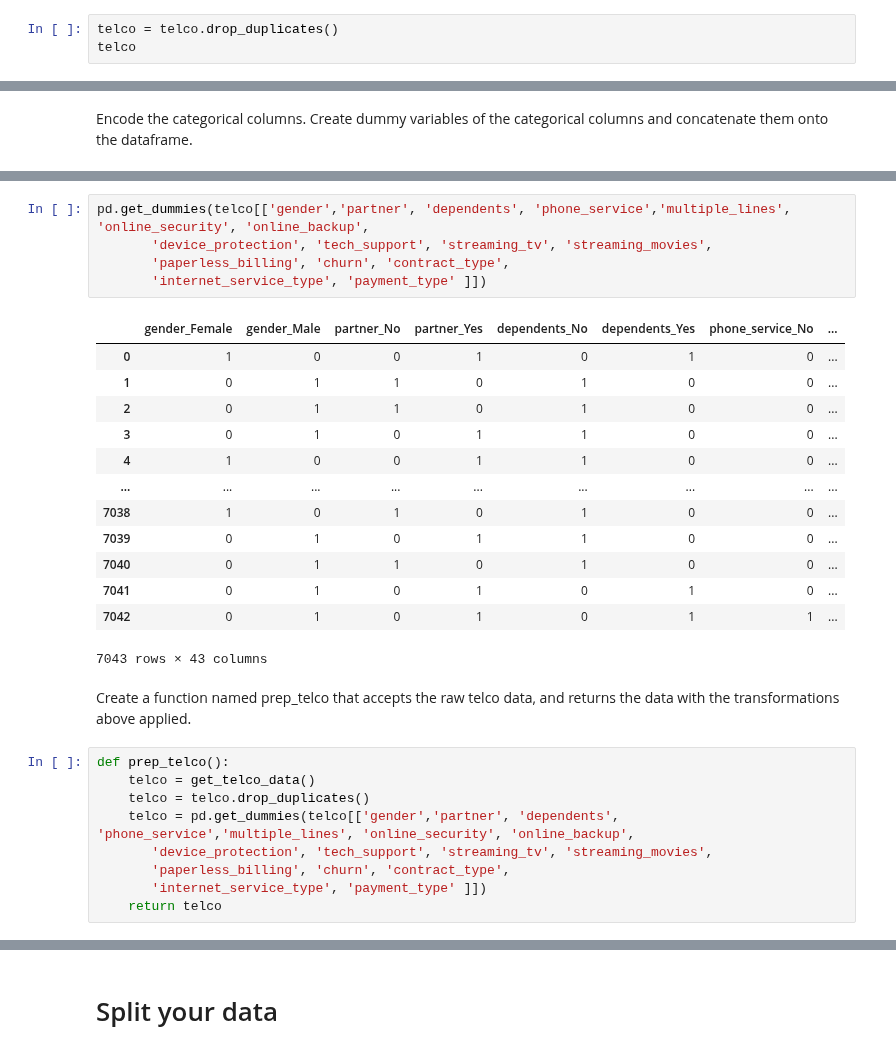
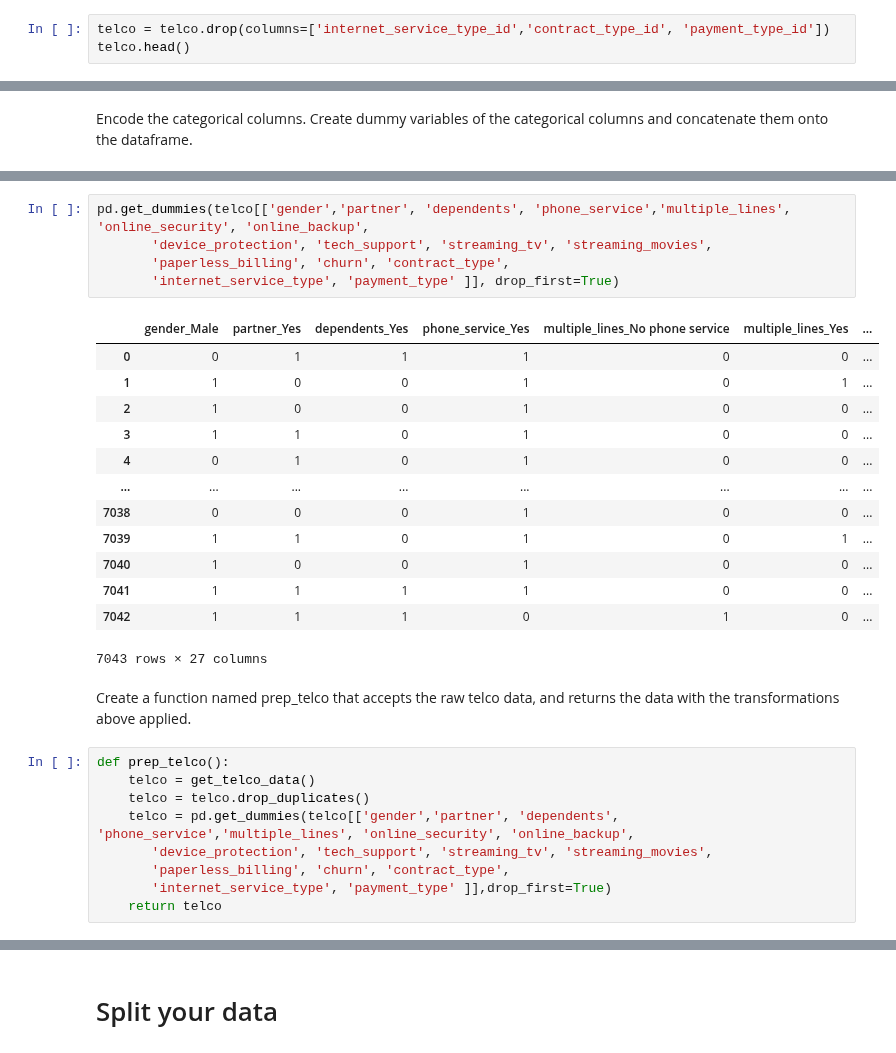
Before and after one commit to JAJCole/classification-exercises, a Jupyter notebook: classification_exercises.ipynb, the cells around one changed output, grey strips where cells are left out. Drawn from its saved outputs; the diff is of its cells as text.

```diff
--- a/classification_exercises.ipynb
+++ b/classification_exercises.ipynb
@@ -467,4 +486,4 @@ Drop any unnecessary, unhelpful, or duplicated columns. This could mean dropping
 # %%
-telco = telco.drop_duplicates()
-telco
+telco = telco.drop(columns=['internet_service_type_id','contract_type_id', 'payment_type_id'])
+telco.head()
 # %% [output]
@@ -495,22 +515,22 @@ Index(['customer_id', 'gender', 'partner', 'dependents', 'phone_service',
 # %%
 pd.get_dummies(telco[['gender','partner', 'dependents', 'phone_service','multiple_lines', 'online_security', 'online_backup',
        'device_protection', 'tech_support', 'streaming_tv', 'streaming_movies',
        'paperless_billing', 'churn', 'contract_type',
-       'internet_service_type', 'payment_type' ]])
+       'internet_service_type', 'payment_type' ]], drop_first=True)
 # %% [output]
-|  | gender_Female | gender_Male | partner_No | partner_Yes | dependents_No | dependents_Yes | phone_service_No | ... |
-| 0 | 1 | 0 | 0 | 1 | 0 | 1 | 0 | ... |
-| 1 | 0 | 1 | 1 | 0 | 1 | 0 | 0 | ... |
-| 2 | 0 | 1 | 1 | 0 | 1 | 0 | 0 | ... |
-| 3 | 0 | 1 | 0 | 1 | 1 | 0 | 0 | ... |
-| 4 | 1 | 0 | 0 | 1 | 1 | 0 | 0 | ... |
-| ... | ... | ... | ... | ... | ... | ... | ... | ... |
-| 7038 | 1 | 0 | 1 | 0 | 1 | 0 | 0 | ... |
-| 7039 | 0 | 1 | 0 | 1 | 1 | 0 | 0 | ... |
-| 7040 | 0 | 1 | 1 | 0 | 1 | 0 | 0 | ... |
-| 7041 | 0 | 1 | 0 | 1 | 0 | 1 | 0 | ... |
-| 7042 | 0 | 1 | 0 | 1 | 0 | 1 | 1 | ... |
+|  | gender_Male | partner_Yes | dependents_Yes | phone_service_Yes | multiple_lines_No phone service | multiple_lines_Yes | ... |
+| 0 | 0 | 1 | 1 | 1 | 0 | 0 | ... |
+| 1 | 1 | 0 | 0 | 1 | 0 | 1 | ... |
+| 2 | 1 | 0 | 0 | 1 | 0 | 0 | ... |
+| 3 | 1 | 1 | 0 | 1 | 0 | 0 | ... |
+| 4 | 0 | 1 | 0 | 1 | 0 | 0 | ... |
+| ... | ... | ... | ... | ... | ... | ... | ... |
+| 7038 | 0 | 0 | 0 | 1 | 0 | 0 | ... |
+| 7039 | 1 | 1 | 0 | 1 | 0 | 1 | ... |
+| 7040 | 1 | 0 | 0 | 1 | 0 | 0 | ... |
+| 7041 | 1 | 1 | 1 | 1 | 0 | 0 | ... |
+| 7042 | 1 | 1 | 1 | 0 | 1 | 0 | ... |
-7043 rows × 43 columns
+7043 rows × 27 columns
 # %% [markdown]
 Create a function named prep_telco that accepts the raw telco data, and returns the data with the transformations above applied.
 # %%
@@ -520,5 +540,5 @@ def prep_telco():
     telco = pd.get_dummies(telco[['gender','partner', 'dependents', 'phone_service','multiple_lines', 'online_security', 'online_backup',
        'device_protection', 'tech_support', 'streaming_tv', 'streaming_movies',
        'paperless_billing', 'churn', 'contract_type',
-       'internet_service_type', 'payment_type' ]])
+       'internet_service_type', 'payment_type' ]],drop_first=True)
     return telco
```
Also changed, not shown: parts of 42 cells of this notebook.
